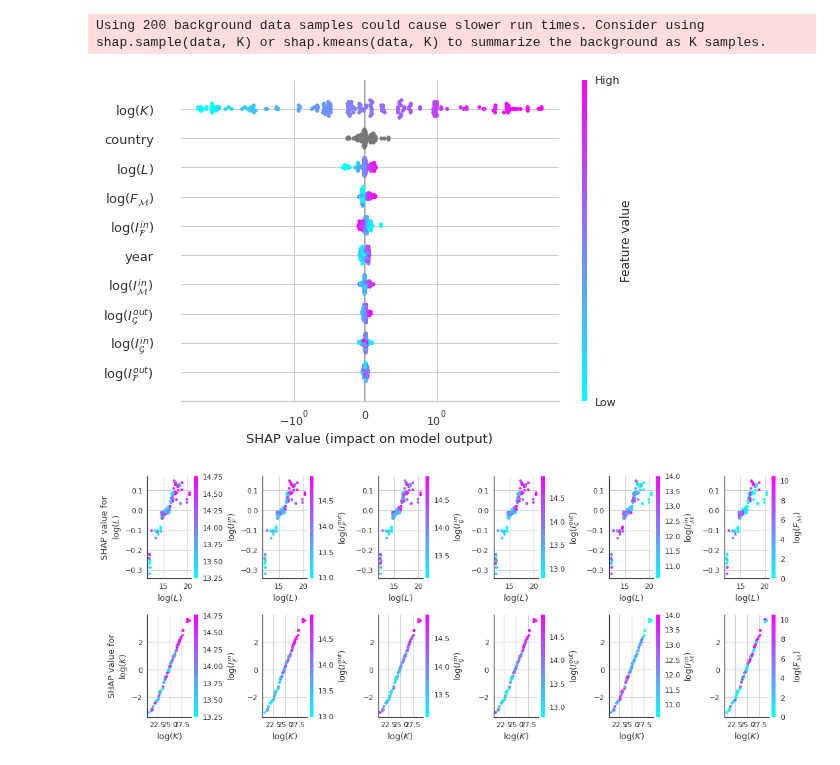
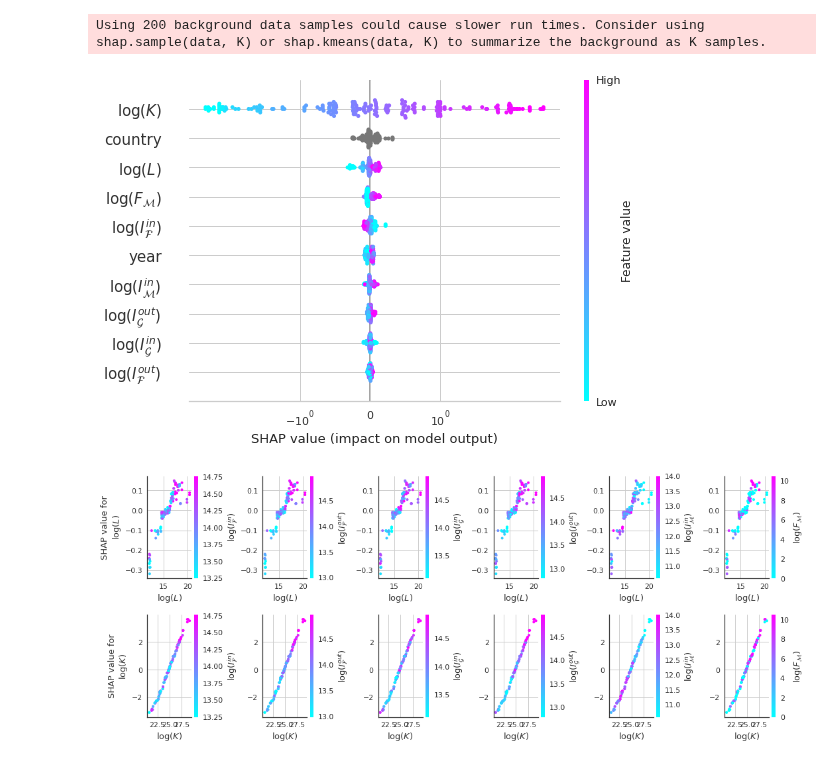
Before and after one commit to jaimeoliver1/social_capital_in_trade_networks, a Jupyter notebook: notebooks/01_02_non_linear_regression_models.ipynb, the cells around one changed output. Drawn from its saved outputs; the diff is of its cells as text; code cells hidden in the pictures.

```diff
--- a/notebooks/01_02_non_linear_regression_models.ipynb
+++ b/notebooks/01_02_non_linear_regression_models.ipynb
@@ -279,14 +299,17 @@ shap_values = explainer.shap_values(X_set)
 # %% [output]
 Using 200 background data samples could cause slower run times. Consider using shap.sample(data, K) or shap.kmeans(data, K) to summarize the background as K samples.
 # %%
-shap.summary_plot(shap_values, X_set.rename(columns = label_dict), show=False, cmap=plt.get_cmap("cool"), use_log_scale=True)
+ax = shap.summary_plot(shap_values, X_set.rename(columns = label_dict), show=False, cmap=plt.get_cmap("cool"), use_log_scale=True)
+
+fig, ax = plt.gcf(), plt.gca()
+ax.tick_params(axis='y', which='major', labelsize=15)
 
 save_to = os.path.join(Path(os.getcwd()).parent.resolve(), 'reports', 'figures', f'shap_values_levels.png')
 plt.tight_layout()
 plt.savefig(save_to)
 plt.show()
 # %% [output]
-[figure, old version]
+[figure, new version]
 # %%
 fig, ax = plt.subplots(2,6, sharey='row', figsize=(15,6))
 
@@ -295,10 +318,11 @@ for i, var in enumerate(reduced_terms_list):
         shap.dependence_plot(label_dict.get(factor), shap_values,  X_set.rename(columns = label_dict), interaction_index=label_dict[var], ax=ax[j][i], cmap=plt.get_cmap("cool"), show=False)
         if i!=0:
             ax[j][i].set_ylabel('')
+            ax[j][i].tick_params(axis='both', which='minor', labelsize=30)
 
 plt.tight_layout()
 save_to = os.path.join(Path(os.getcwd()).parent.resolve(), 'reports', 'figures', f'shap_dependence_plots.png')
 plt.savefig(save_to)
 plt.show()
 # %% [output]
-[figure, old version]
+[figure, new version]
```
Also changed, not shown: parts of 2 cells of this notebook, 5 other files.
